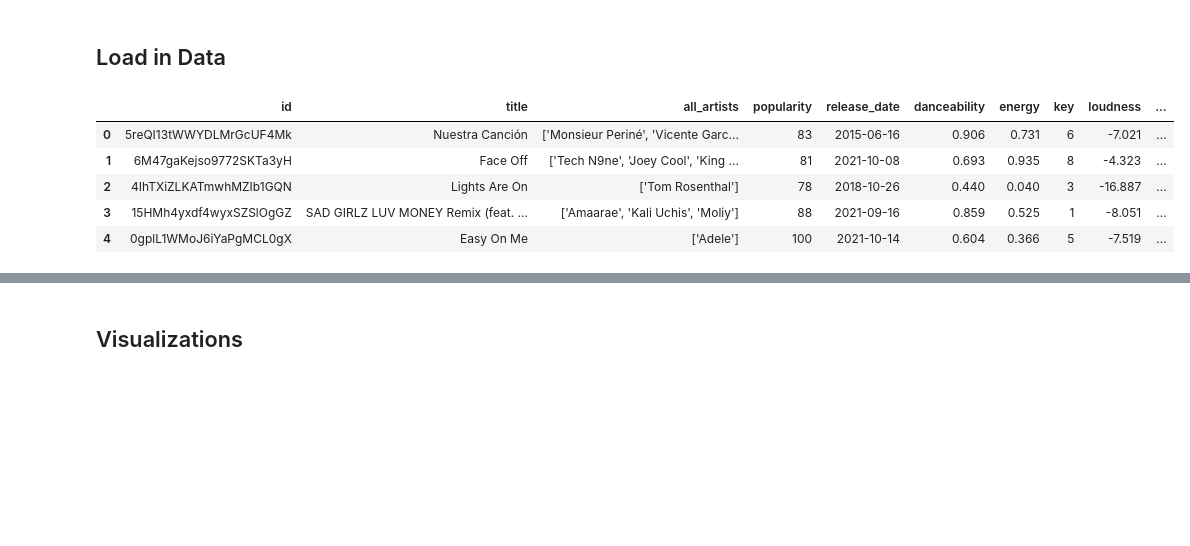
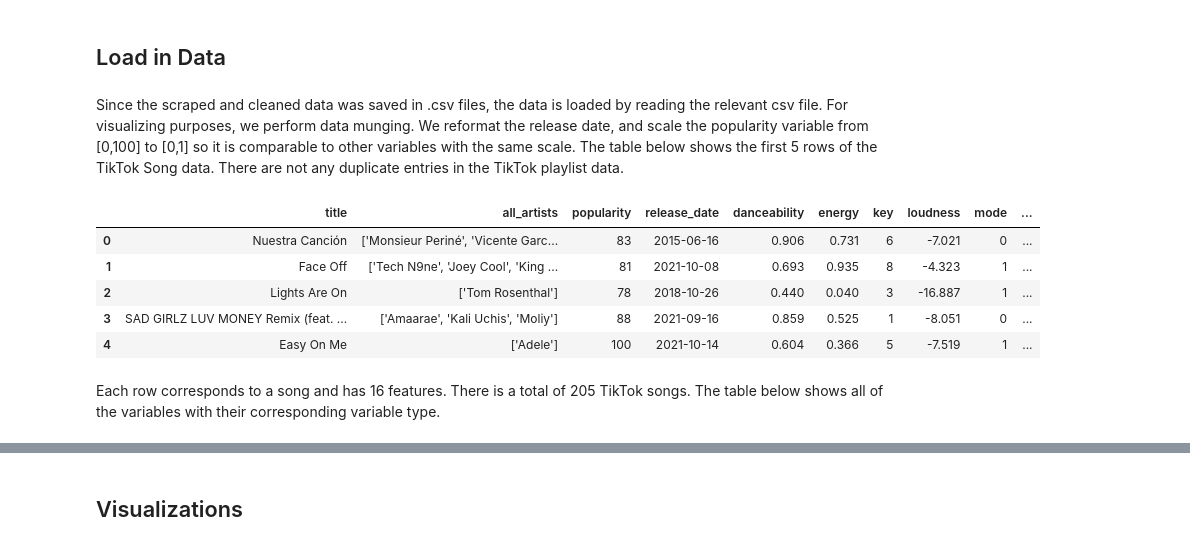
Before and after one commit to s-helal/tiktokify, a Jupyter notebook: Tiktokify_Report.ipynb, the cells around one changed output, grey strips where cells are left out. Drawn from its saved outputs; the diff is of its cells as text; code cells hidden in the pictures; blank space fills up the shorter version.

```diff
--- a/Tiktokify_Report.ipynb
+++ b/Tiktokify_Report.ipynb
@@ -104,21 +102,22 @@ Converting JSON to dataframes...
 **time_signature**: (int) An estimated time signature. The time signature (meter) is a notational convention to specify how many beats are in each bar (or measure). The time signature ranges from 3 to 7 indicating time signatures of "3/4", to "7/4". >= 3 <= 7
 # %% [markdown]
 ## Load in Data
+# %% [markdown]
+Since the scraped and cleaned data was saved in .csv files, the data is loaded by reading the relevant csv file. For visualizing purposes, we perform data munging. We reformat the release date, and scale the popularity variable from [0,100] to [0,1] so it is comparable to other variables with the same scale. The table below shows the first 5 rows of the TikTok Song data. There are not any duplicate entries in the TikTok playlist data.
 # %%
 #load in data
 tiktok_data = pd.read_csv("TikTok_Playlist.csv")
 
 # Reformatting Dates
 tiktok_data.release_date = pd.to_datetime(tiktok_data.release_date)
 
-#Scaling popularity
-tiktok_data["popularity_scaled"] = tiktok_data["popularity"]/100
-
-tiktok_data.head()
+tiktok_data.head().iloc[:, 1:]
 # %% [output]
-|  | id | title | all_artists | popularity | release_date | danceability | energy | key | loudness | ... |
-| 0 | 5reQI13tWWYDLMrGcUF4Mk | Nuestra Canción | ['Monsieur Periné', 'Vicente Garc... | 83 | 2015-06-16 | 0.906 | 0.731 | 6 | -7.021 | ... |
-| 1 | 6M47gaKejso9772SKTa3yH | Face Off | ['Tech N9ne', 'Joey Cool', 'King ... | 81 | 2021-10-08 | 0.693 | 0.935 | 8 | -4.323 | ... |
-| 2 | 4IhTXiZLKATmwhMZIb1GQN | Lights Are On | ['Tom Rosenthal'] | 78 | 2018-10-26 | 0.440 | 0.040 | 3 | -16.887 | ... |
-| 3 | 15HMh4yxdf4wyxSZSlOgGZ | SAD GIRLZ LUV MONEY Remix (feat. ... | ['Amaarae', 'Kali Uchis', 'Moliy'] | 88 | 2021-09-16 | 0.859 | 0.525 | 1 | -8.051 | ... |
-| 4 | 0gplL1WMoJ6iYaPgMCL0gX | Easy On Me | ['Adele'] | 100 | 2021-10-14 | 0.604 | 0.366 | 5 | -7.519 | ... |
+|  | title | all_artists | popularity | release_date | danceability | energy | key | loudness | mode | ... |
+| 0 | Nuestra Canción | ['Monsieur Periné', 'Vicente Garc... | 83 | 2015-06-16 | 0.906 | 0.731 | 6 | -7.021 | 0 | ... |
+| 1 | Face Off | ['Tech N9ne', 'Joey Cool', 'King ... | 81 | 2021-10-08 | 0.693 | 0.935 | 8 | -4.323 | 1 | ... |
+| 2 | Lights Are On | ['Tom Rosenthal'] | 78 | 2018-10-26 | 0.440 | 0.040 | 3 | -16.887 | 1 | ... |
+| 3 | SAD GIRLZ LUV MONEY Remix (feat. ... | ['Amaarae', 'Kali Uchis', 'Moliy'] | 88 | 2021-09-16 | 0.859 | 0.525 | 1 | -8.051 | 0 | ... |
+| 4 | Easy On Me | ['Adele'] | 100 | 2021-10-14 | 0.604 | 0.366 | 5 | -7.519 | 1 | ... |
+# %% [markdown]
+Each row corresponds to a song and has 16 features. There is a total of 205 TikTok songs. The table below shows all of the variables with their corresponding variable type.
```
Also changed, not shown: parts of 28 cells of this notebook.
